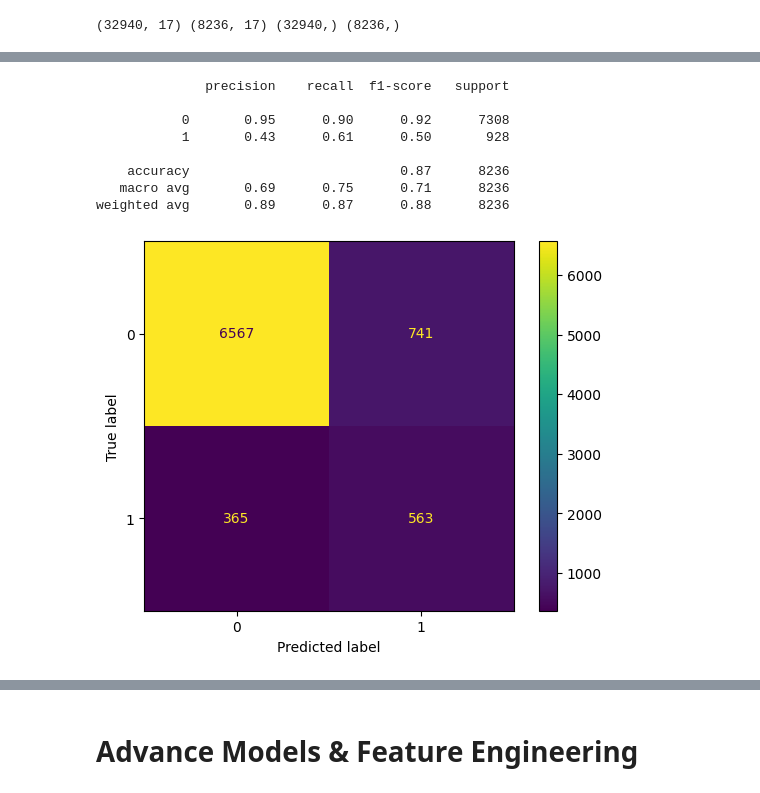
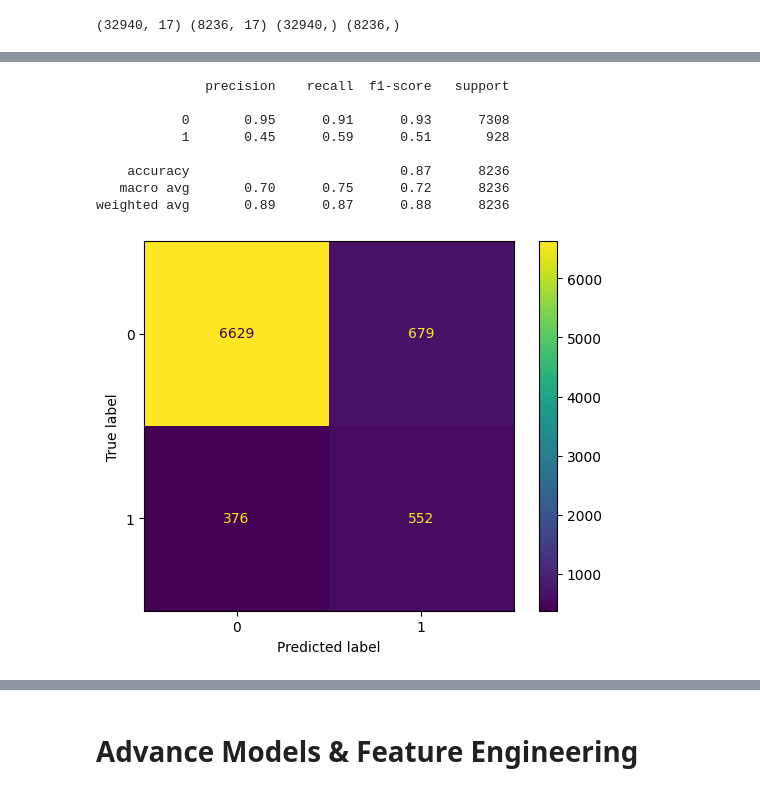
Before and after one commit to Sumanabec/AIML, a Jupyter notebook: bank-marketing-classification/bank-marketing-classification.ipynb, the cells around one changed output, grey strips where cells are left out. Drawn from its saved outputs; the diff is of its cells as text; code cells hidden in the pictures.

```diff
--- a/bank-marketing-classification/bank-marketing-classification.ipynb
+++ b/bank-marketing-classification/bank-marketing-classification.ipynb
@@ -633,28 +606,32 @@ Note:
 # %% [markdown]
 # Preprocessing and baseline models
 # %%
-numeric_cols1 =['age', 'campaign', 'previous', 'nr.employed', 'cons.price.idx'] # 'duration', 'pdays', "month_sin", "month_cos", "day_sin", "day_cos"] # symmetric
+numeric_cols1 =['campaign', 'previous', 'nr.employed', 'cons.price.idx'] # 'age', 'duration', 'pdays', "month_sin", "month_cos", "day_sin", "day_cos"] # symmetric
 numeric_cols2 = ['emp.var.rate', 'cons.conf.idx', 'euribor3m' ] # skewed 'pdays',
 
 cat_mode_impute_cols = ['job', 'marital', 'education'] #'housing', 'loan',
-category_cols =  ['default', 'contact',  'poutcome', 'month' , 'day_of_week' ] #'month' , 'day_of_week'
+category_cols =  ['default', 'contact',  'poutcome', 'month' , 'day_of_week', 'age-group']
 passthrough_cols = ['was_contacted_before']
 
-X_bank = bank_df[numeric_cols1 + numeric_cols2 + cat_mode_impute_cols + category_cols + passthrough_cols]
+all_features = numeric_cols1 + numeric_cols2 + cat_mode_impute_cols + category_cols + passthrough_cols
+X_bank = bank_df[all_features]
 y_bank = bank_df["y"]
 
 X_train_bank, X_test_bank, y_train_bank, y_test_bank = train_test_split(X_bank, y_bank, test_size=0.2, stratify=y, random_state=9)
 print(X_train_bank.shape, X_test_bank.shape, y_train_bank.shape, y_test_bank.shape)
 
+def replace_unknown(X):
+    return X.replace('unknown', np.nan)
+
 category_mode_pipeline = Pipeline(
-    steps=[("replace_unknown", FunctionTransformer(lambda X: X.replace('unknown', np.nan))),
+    steps=[("replace_unknown", FunctionTransformer(replace_unknown)),
     ('impute', SimpleImputer(strategy='most_frequent')),
-    ('onehot', OneHotEncoder(handle_unknown='ignore') )]
+    ('onehot', OneHotEncoder(handle_unknown='ignore'))]
 )
 
 preprocessor = ColumnTransformer(transformers=[
     ('standard', StandardScaler(), numeric_cols1),
-    ('min_max_scalar', MinMaxScaler(), numeric_cols2),
+    ('robust_scalar', RobustScaler(), numeric_cols2),
     ('mode_one_hot', category_mode_pipeline, cat_mode_impute_cols),
     ("one_hot", OneHotEncoder(handle_unknown='ignore'), category_cols),
     ("pass", 'passthrough', passthrough_cols)
@@ -732,12 +712,13 @@ def run_model(preprocessor, X_train, y_train, X_test, y_test, model_type):
     results = []
     fitted_pipeline = {}
     baseline_models = {
-        'Logistic Regression - ' + model_type: LogisticRegression(C=np.inf,  max_iter=1000, solver='saga', random_state=9), # unregularized
-        'L1 regularization - '+ model_type: LogisticRegression(l1_ratio=1, max_iter=1000, solver='saga', random_state=9),
+        # 'Logistic Regression - ' + model_type: LogisticRegression(C=np.inf, max_iter=5000, solver='saga', random_state=9), # unregularized
+        # 'L1 regularization - '+ model_type: LogisticRegression(l1_ratio=1, max_iter=5000, solver='saga', random_state=9),
+        'Logistic Regression - Balanced - ' + model_type: LogisticRegression(C=np.inf, max_iter=5000, solver='saga', class_weight='balanced', random_state=9),
+        'Elasticnet regularization - Balanced - ' + model_type: LogisticRegression(class_weight='balanced', l1_ratio=0.5, C=4, max_iter=5000, solver='saga', random_state=9),
         'Decision Tree - ' + model_type: DecisionTreeClassifier(min_samples_split=10, random_state=9),
-        'Logistic Regression - Balanced - ' + model_type: LogisticRegression(C=np.inf, max_iter=1000, solver='saga', class_weight='balanced', random_state=9),
-        'L1 regularization - Balanced - ' + model_type: LogisticRegression(class_weight='balanced', l1_ratio=1, max_iter=1000, solver='saga', random_state=9),
-        'Decision Tree - Balanced - ' + model_type: DecisionTreeClassifier(class_weight='balanced', min_samples_split=10, random_state=9)
+        'KNN - ' + model_type: KNeighborsClassifier(n_neighbors=9),
+        'Decision Tree - Balanced - ' + model_type: DecisionTreeClassifier(class_weight='balanced', min_samples_split=10, random_state=9),
     }
 
     for name, model in baseline_models.items():
@@ -780,10 +771,17 @@ y_bank_clipped = bank_df["y"]
 
 X_train_bank_clipped, X_test_bank_clipped, y_train_bank_clipped, y_test_bank_clipped = train_test_split(X_bank_clipped, y, test_size=0.2, stratify=y, random_state=9)
 print(X_train_bank_clipped.shape, X_test_bank_clipped.shape, y_train_bank_clipped.shape, y_test_bank_clipped.shape)
+
+preprocessor_outlier = ColumnTransformer(transformers=[
+    ('standard', StandardScaler(), numeric_cols1+numeric_cols2),
+    ('mode_one_hot', category_mode_pipeline, cat_mode_impute_cols),
+    ("one_hot", OneHotEncoder(handle_unknown='ignore'), category_cols),
+    ("pass", 'passthrough', passthrough_cols)
+])
 # %% [output]
 (32940, 17) (8236, 17) (32940,) (8236,)
 # %%
-results_df, fitted_pipeline_outliers = run_model(preprocessor, X_train_bank_clipped, y_train_bank_clipped,
+results_df_outliers, fitted_pipeline_outliers = run_model(preprocessor_outlier, X_train_bank_clipped, y_train_bank_clipped,
                                                  X_test_bank_clipped, y_test_bank_clipped, "baseline - Outliers Winsorization")
-results_df
+results_df_outliers
 # %% [output]
@@ -797,18 +794,18 @@ results_df
 # %%
-y_pred_proba_test = fitted_pipeline_outliers["Logistic Regression - Balanced - baseline - Outliers Winsorization"].predict_proba(X_test)[:,1]
-y_pred_test = (y_pred_proba_test > 0.63).astype('int')
+y_pred_proba_test = fitted_pipeline_outliers["Elasticnet regularization - Balanced - baseline - Outliers Winsorization"].predict_proba(X_test_bank_clipped)[:,1]
+y_pred_test = (y_pred_proba_test > 0.65).astype('int')
 
 cm = confusion_matrix(y_test, y_pred_test)
 ConfusionMatrixDisplay(cm).plot()
 
 print(classification_report(y_test, y_pred_test))
 # %% [output]
               precision    recall  f1-score   support
 
-           0       0.95      0.90      0.92      7308
-           1       0.43      0.61      0.50       928
+           0       0.95      0.91      0.93      7308
+           1       0.45      0.59      0.51       928
 
     accuracy                           0.87      8236
-   macro avg       0.69      0.75      0.71      8236
+   macro avg       0.70      0.75      0.72      8236
 weighted avg       0.89      0.87      0.88      8236
-[figure, old version]
+[figure, new version]
```
Also changed, not shown: parts of 54 cells of this notebook.
